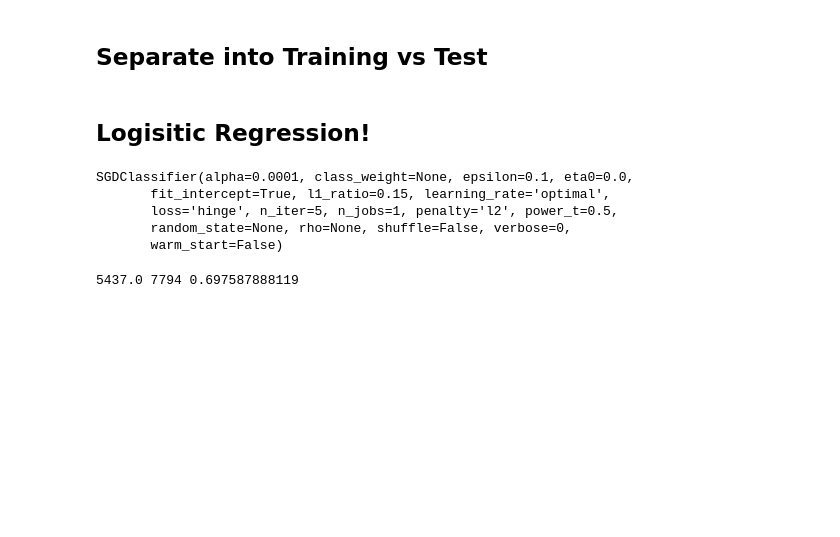
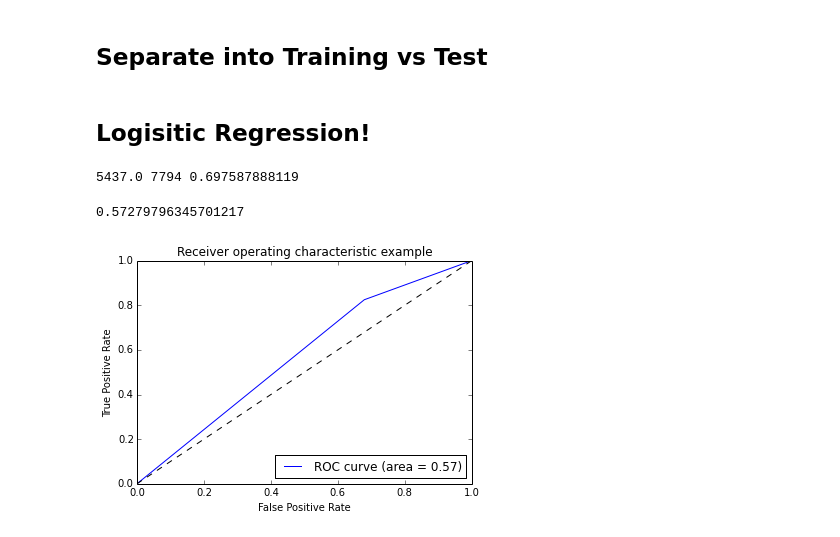
Before and after one commit to rbparrish/P2P_code, a Jupyter notebook: LC_LogisticRegression_prelim_test.ipynb, the cells around one changed output. Saved outputs shown, nothing was run; the diff lists cells and outputs as text; code cells hidden in the pictures; blank space fills up the shorter version.

```diff
--- a/LC_LogisticRegression_prelim_test.ipynb
+++ b/LC_LogisticRegression_prelim_test.ipynb
@@ -82,10 +82,11 @@ features = data.columns.values
 # %% [markdown]
 ## Separate into Training vs Test
 # %%
-training_set = data_scaled[:15000]
-test_set = data_scaled[15000:]
-training_predict = predict[:15000]
-test_predict = predict[15000:]
+n = 15000
+training_set = data_scaled[:n]
+test_set = data_scaled[n:]
+training_predict = predict[:n]
+test_predict = predict[n:]
 # %% [markdown]
 ## Logisitic Regression!
 # %%
@@ -93,13 +94,7 @@ from sklearn import linear_model
 # %%
 # training algorithm
 clf = linear_model.SGDClassifier()
-clf.fit(training_set, training_predict)
+probas_ = clf.fit(training_set, training_predict)
-# %% [output]
-SGDClassifier(alpha=0.0001, class_weight=None, epsilon=0.1, eta0=0.0,
-       fit_intercept=True, l1_ratio=0.15, learning_rate='optimal',
-       loss='hinge', n_iter=5, n_jobs=1, penalty='l2', power_t=0.5,
-       random_state=None, rho=None, shuffle=False, verbose=0,
-       warm_start=False)
 # %%
 # sets to
 p = clf.predict(test_set)
@@ -114,3 +109,26 @@ rate = total_correct/len(p)
 print total_correct, len(p), rate
 # %% [output]
 5437.0 7794 0.697587888119
+# %%
+from sklearn.metrics import roc_auc_score
+roc_auc_score(a, p)
+# %% [output]
+0.57279796345701217
+# %%
+from sklearn.metrics import roc_curve, auc
+fpr, tpr, thresholds = roc_curve(a, p)
+roc_auc = auc(fpr, tpr)
+# %%
+# using first part of dataset to predict 2nd part
+plt.clf()
+plt.plot(fpr, tpr, label='ROC curve (area = %0.2f)' % roc_auc)
+plt.plot([0, 1], [0, 1], 'k--')
+plt.xlim([0.0, 1.0])
+plt.ylim([0.0, 1.0])
+plt.xlabel('False Positive Rate')
+plt.ylabel('True Positive Rate')
+plt.title('Receiver operating characteristic example')
+plt.legend(loc="lower right")
+plt.show()
+# %% [output]
+[figure, added]
```
Also changed, not shown: parts of 17 cells of this notebook, 1 other file.
